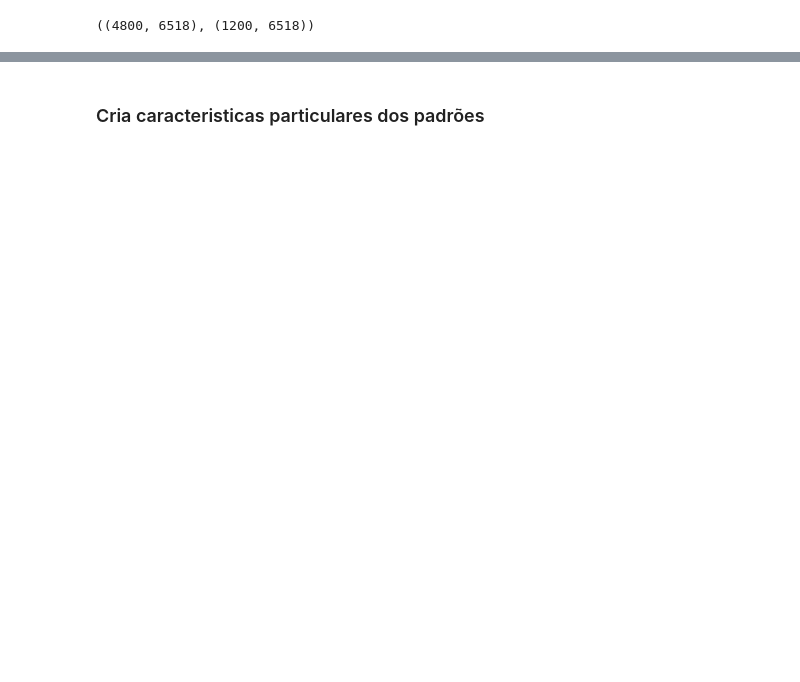
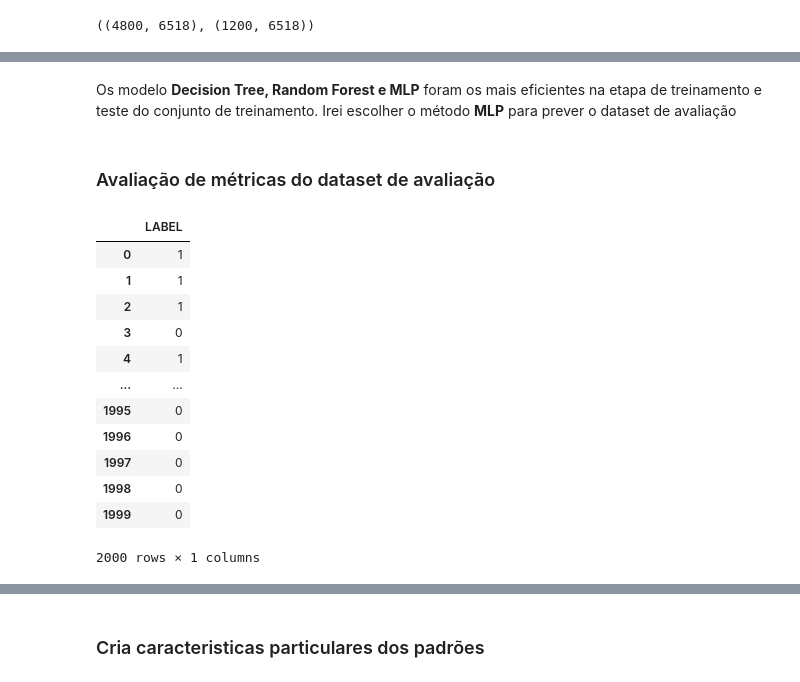
Before and after one commit to wellingtondantas/Projetos, a Jupyter notebook: NLP/main.ipynb, the cells around one changed output, grey strips where cells are left out. Drawn from its saved outputs; the diff is of its cells as text; code cells hidden in the pictures; blank space fills up the shorter version.

Commit message:
NLP-Update04
Atualização do modelo e envio da base de dados

```diff
--- a/NLP/main.ipynb
+++ b/NLP/main.ipynb
@@ -318,0 +264,4 @@ Vamos analisar se o modelo pode performar melhor com a extração de caracterist
+# %% [markdown]
+Os modelo **Decision Tree, Random Forest e MLP** foram os mais eficientes na etapa de treinamento e teste do conjunto de treinamento. Irei escolher o método **MLP** para prever o dataset de avaliação
+# %% [markdown]
+### Avaliação de métricas do dataset de avaliação
@@ -318,0 +277,18 @@ Vamos analisar se o modelo pode performar melhor com a extração de caracterist
+# %%
+#Transforma em tabela o valor predito
+SMS_av = pd.DataFrame(predict, columns = ['LABEL'])
+SMS_av
+# %% [output]
+|  | LABEL |
+| 0 | 1 |
+| 1 | 1 |
+| 2 | 1 |
+| 3 | 0 |
+| 4 | 1 |
+| ... | ... |
+| 1995 | 0 |
+| 1996 | 0 |
+| 1997 | 0 |
+| 1998 | 0 |
+| 1999 | 0 |
+2000 rows × 1 columns
```
Also changed, not shown: parts of 54 cells of this notebook, 1 other file.
